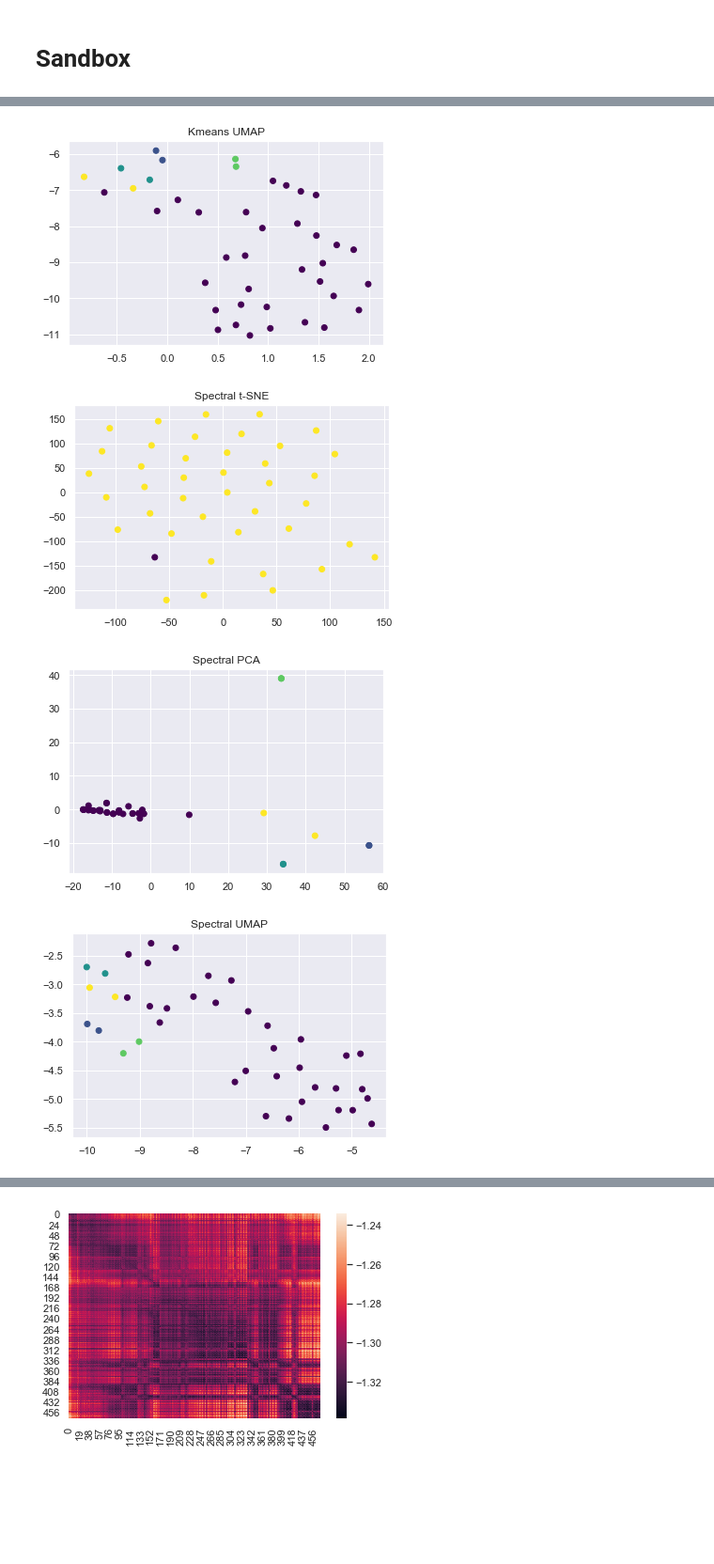
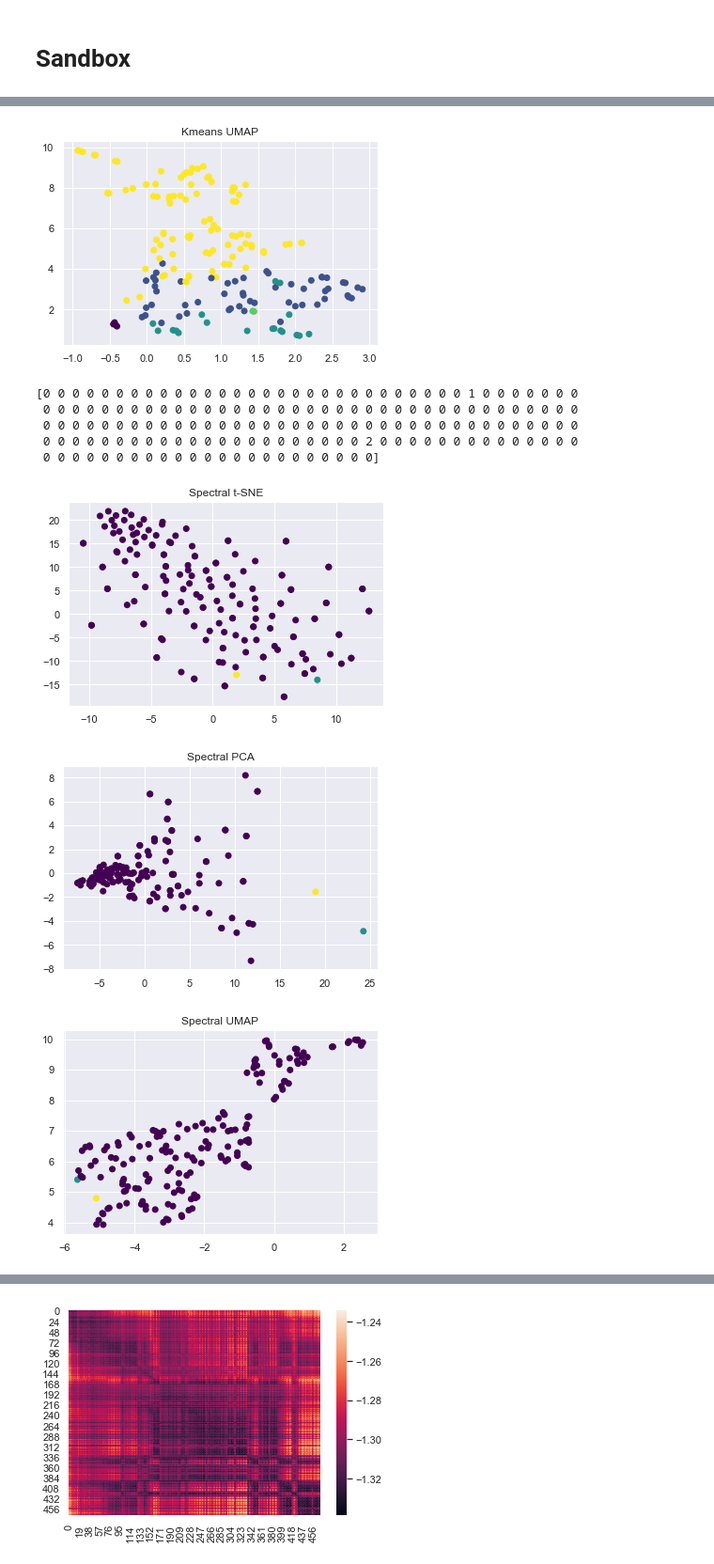
Before and after one commit to jmschabdach/markov-movement-correction, a Jupyter notebook: ml_code/ML.ipynb, the cells around one changed output, grey strips where cells are left out. Shown: that part at 94% size. Drawn from its saved outputs; the diff is of its cells as text; code cells hidden in the pictures; blank space fills up the shorter version.

```diff
--- a/ml_code/ML.ipynb
+++ b/ml_code/ML.ipynb
@@ -104,0 +190,5 @@ siteDict
+# %%
+# Convert arrays to dataframes for cleaning
+df_fd_dag = convertArrayToDataFrame(fd_dag, subjId)
+df_dvars_dag = convertArrayToDataFrame(dvars_dag, subjId)
+df_classes = convertArrayToDataFrame(siteClasses, subjId)
@@ -104,0 +218,7 @@ siteDict
+# %%
+highMotion = identifyOutliers(df_fd_dag)
+highMotion.extend(identifyOutliers(df_dvars_dag))
+highMotion = list(set(highMotion))
+print("Number of high motion:",len(highMotion))
+print("Total images:         ", df_fd_dag.shape[0])
+print("Remaining images:     ", df_fd_dag.shape[0] - len(highMotion))
@@ -105,3 +229,8 @@ siteDict
+# %%
+# Remove the high motion images from the data and the classes
+df_fd_dag = df_fd_dag.drop(highMotion)
+df_dvars_dag = df_dvars_dag.drop(highMotion)
+df_classes = df_classes.drop(highMotion)
 # %% [markdown]
 # Make figures (functions)
 # %%
@@ -200,26 +370,33 @@ showClusterResults(pca_features, y_kmeans, title='Kmeans PCA')
 # %%
 # Testing UMAP
-umap_features = performUMAP(fd[:41])
+umap_features = performUMAP(df_fd_dag)
 showClusterResults(umap_features, y_kmeans, title='Kmeans UMAP')
 # %% [output]
-[figure, old version]
+[figure, new version]
 # %%
 # Testing k-means
-y_spectral = spectralClustering(fd[:41], 5)
+y_spectral = spectralClustering(df_fd_dag, 6)
+print(y_spectral)
+# %% [output]
+[0 0 0 0 0 0 0 0 0 0 0 0 0 0 0 0 0 0 0 0 0 0 0 0 0 0 0 0 0 1 0 0 0 0 0 0 0
+ 0 0 0 0 0 0 0 0 0 0 0 0 0 0 0 0 0 0 0 0 0 0 0 0 0 0 0 0 0 0 0 0 0 0 0 0 0
+ 0 0 0 0 0 0 0 0 0 0 0 0 0 0 0 0 0 0 0 0 0 0 0 0 0 0 0 0 0 0 0 0 0 0 0 0 0
+ 0 0 0 0 0 0 0 0 0 0 0 0 0 0 0 0 0 0 0 0 0 0 2 0 0 0 0 0 0 0 0 0 0 0 0 0 0
+ 0 0 0 0 0 0 0 0 0 0 0 0 0 0 0 0 0 0 0 0 0 0 0]
 # %%
 # Testing TSNE
-tsne_features = performTSNE(fd[:41])
+tsne_features = performTSNE(df_fd_dag)
 showClusterResults(tsne_features, y_spectral, title="Spectral t-SNE")
 
 # Testing PCA
-pca_features = performPCA(fd[:41])
-showClusterResults(pca_features, y_kmeans, title='Spectral PCA')
+pca_features = performPCA(df_fd_dag)
+showClusterResults(pca_features, y_spectral, title='Spectral PCA')
 
 # Testing UMAP
-umap_features = performUMAP(fd[:41])
-showClusterResults(umap_features, y_kmeans, title='Spectral UMAP')
+umap_features = performUMAP(df_fd_dag)
+showClusterResults(umap_features, y_spectral, title='Spectral UMAP')
 # %% [output]
-[figure, old version]
+[figure, new version]
-[figure, old version]
+[figure, new version]
-[figure, old version]
+[figure, new version]
 # %%
```
Also changed, not shown: parts of 25 cells of this notebook, 1 other file.
